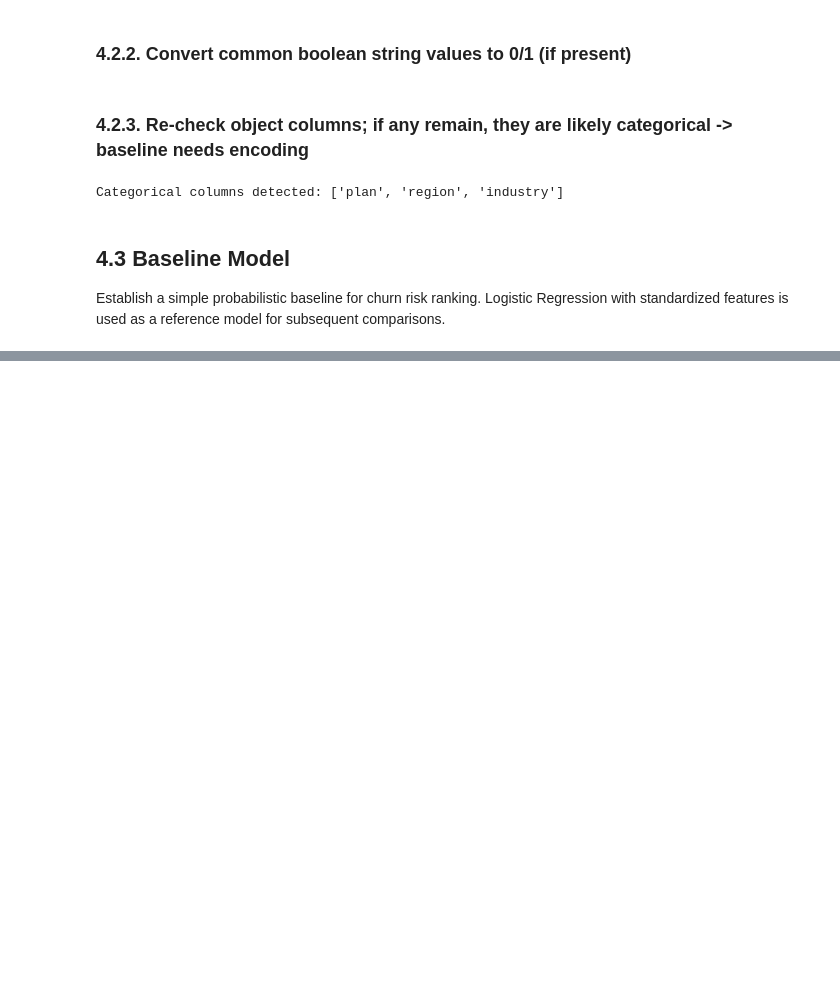
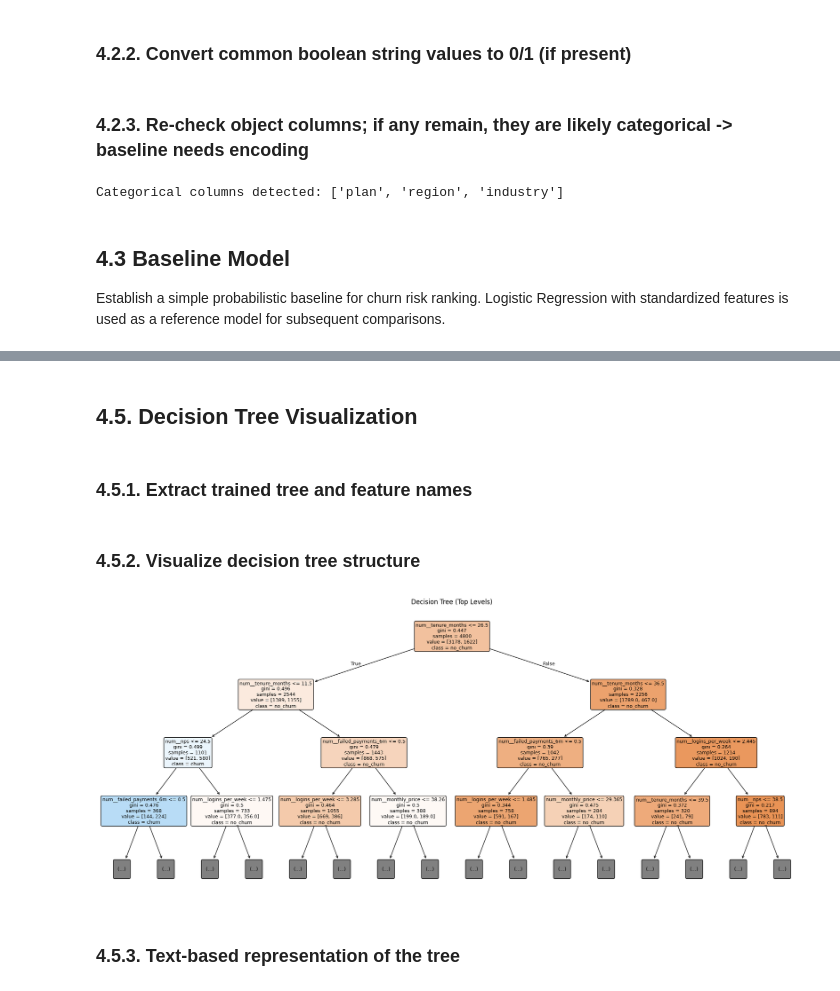
Before and after one commit to nastasiaoginska/customer-churn-predictive-modeling, a Jupyter notebook: notebooks/04_modeling.ipynb, the cells around one changed output, grey strips where cells are left out. Saved outputs shown, nothing was run; the diff lists cells and outputs as text; code cells hidden in the pictures; blank space fills up the shorter version.

Commit message:
Complete modeling stage: baseline logreg and interpretable decision tree

```diff
--- a/notebooks/04_modeling.ipynb
+++ b/notebooks/04_modeling.ipynb
@@ -117,0 +181,8 @@ baseline_results
+# %%
+from sklearn.tree import DecisionTreeClassifier
+
+tree_model = DecisionTreeClassifier(
+    max_depth=4,
+    min_samples_leaf=50,
+    random_state=42
+)
@@ -117,0 +191,7 @@ baseline_results
+# %%
+tree_clf = Pipeline([
+    ("preprocess", preprocess_tree),
+    ("model", tree_model)
+])
+
+tree_clf.fit(X_train, y_train)
@@ -117,0 +264,34 @@ baseline_results
+# %% [markdown]
+## 4.5. Decision Tree Visualization
+# %% [markdown]
+### 4.5.1. Extract trained tree and feature names
+# %%
+from sklearn import set_config
+set_config(transform_output="pandas")
+
+preprocess = tree_clf.named_steps["preprocess"]
+tree_model = tree_clf.named_steps["model"]
+
+feature_names = preprocess.get_feature_names_out()
+# %% [markdown]
+### 4.5.2. Visualize decision tree structure
+# %%
+import matplotlib.pyplot as plt
+from sklearn.tree import plot_tree
+
+plt.figure(figsize=(24, 10))
+plot_tree(
+    tree_model,
+    feature_names=feature_names,
+    class_names=["no_churn", "churn"],
+    filled=True,
+    rounded=True,
+    max_depth=3,
+    fontsize=9
+)
+plt.title("Decision Tree (Top Levels)")
+plt.show()
+# %% [output]
+[figure, added]
+# %% [markdown]
+### 4.5.3. Text-based representation of the tree
```
Also changed, not shown: parts of 30 cells of this notebook.
